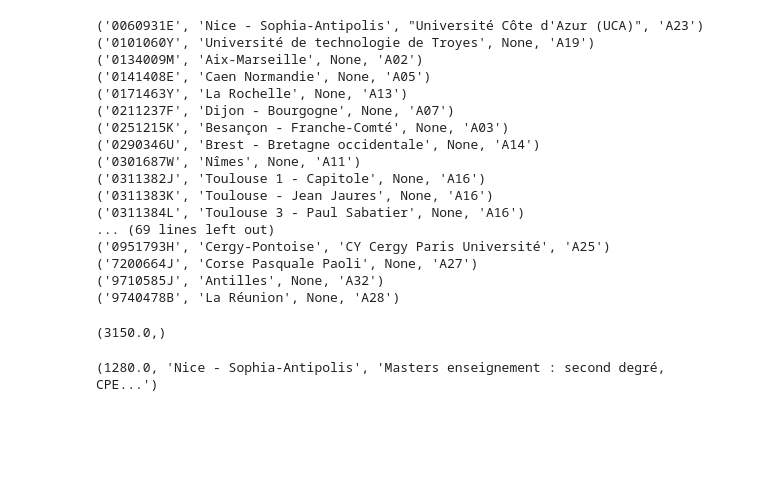
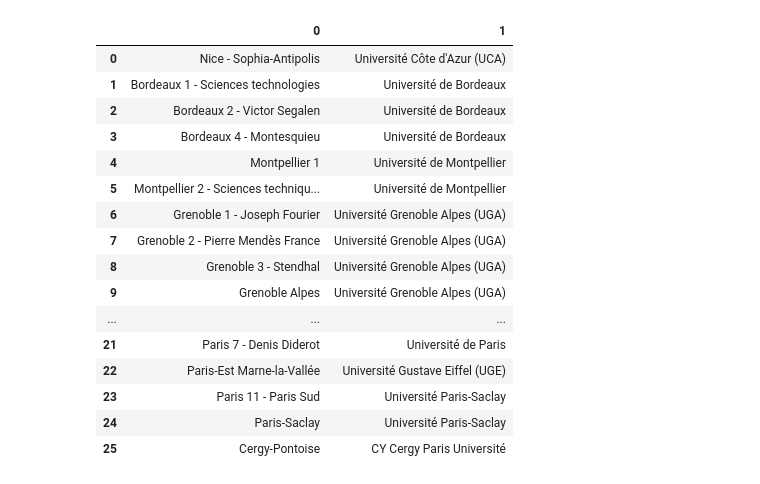
Before and after one commit to Toufik98/prodataviz, a Jupyter notebook: source/services_proposes.ipynb, the cells around one changed output. Saved outputs shown, nothing was run; the diff lists cells and outputs as text; code cells hidden in the pictures; blank space fills up the shorter version.

```diff
--- a/source/services_proposes.ipynb
+++ b/source/services_proposes.ipynb
@@ -23,46 +19,33 @@ mydb = mysql.connector.connect(
   auth_plugin='mysql_native_password'
 )
 mycursor = mydb.cursor()
-# %%
-
-mycursor.execute("SELECT * FROM etablissement")
-
-myresult = mycursor.fetchall()
-
-for x in myresult:
-  print(x)
-# %% [output]
-('0060931E', 'Nice - Sophia-Antipolis', "Université Côte d'Azur (UCA)", 'A23')
-('0101060Y', 'Université de technologie de Troyes', None, 'A19')
-('0134009M', 'Aix-Marseille', None, 'A02')
-('0141408E', 'Caen Normandie', None, 'A05')
-('0171463Y', 'La Rochelle', None, 'A13')
-('0211237F', 'Dijon - Bourgogne', None, 'A07')
-('0251215K', 'Besançon - Franche-Comté', None, 'A03')
-('0290346U', 'Brest - Bretagne occidentale', None, 'A14')
-('0301687W', 'Nîmes', None, 'A11')
-('0311382J', 'Toulouse 1 - Capitole', None, 'A16')
-('0311383K', 'Toulouse - Jean Jaures', None, 'A16')
-('0311384L', 'Toulouse 3 - Paul Sabatier', None, 'A16')
-... (69 lines left out)
-('0951793H', 'Cergy-Pontoise', 'CY Cergy Paris Université', 'A25')
-('7200664J', 'Corse Pasquale Paoli', None, 'A27')
-('9710585J', 'Antilles', None, 'A32')
-('9740478B', 'La Réunion', None, 'A28')
-# %%
-# Affichage du salaire_net_median_des_emplois_a_temps_plein le plus élevé et la discpline correspondante et l'établissement
-mycursor.execute("select max(salaire_net_median_des_emplois_a_temps_plein) from statistiques")
-myresult = mycursor.fetchall()
-
-for x in myresult:
-  print(x)
-# %% [output]
-(3150.0,)
-# %%
-# Affichage du salaire_net_median_des_emplois_a_temps_plein le plus bas et le nom de  discpline correspondante et  le nom de l'établissement
-mycursor.execute("select min(salaire_net_median_des_emplois_a_temps_plein), nom_etablissement, nom_discipline from statistiques join discipline on statistiques.id_discipline = discipline.id_discipline join etablissement on statistiques.id_etablissement = etablissement.id_etablissement")
-myresult = mycursor.fetchall()
-for x in myresult:
-  print(x)
-# %% [output]
-(1280.0, 'Nice - Sophia-Antipolis', 'Masters enseignement : second degré, CPE...')
+# %%
+# Afficher tout les établissements qui ont changé de nom
+mycursor.execute("SELECT nom_etablissement, nom_etablissement_actuel FROM etablissement WHERE nom_etablissement_actuel != nom_etablissement")
+myresult = mycursor.fetchall()
+# Conversion des résultats en dataframe
+df = pd.DataFrame(myresult)
+
+nom_etablissement = df[0]
+nom_etablissement_actuel = df[1]
+
+# afficher DataFrame
+df
+# %% [output]
+|  | 0 | 1 |
+| 0 | Nice - Sophia-Antipolis | Université Côte d'Azur (UCA) |
+| 1 | Bordeaux 1 - Sciences technologies | Université de Bordeaux |
+| 2 | Bordeaux 2 - Victor Segalen | Université de Bordeaux |
+| 3 | Bordeaux 4 - Montesquieu | Université de Bordeaux |
+| 4 | Montpellier 1 | Université de Montpellier |
+| 5 | Montpellier 2 - Sciences techniqu... | Université de Montpellier |
+| 6 | Grenoble 1 - Joseph Fourier | Université Grenoble Alpes (UGA) |
+| 7 | Grenoble 2 - Pierre Mendès France | Université Grenoble Alpes (UGA) |
+| 8 | Grenoble 3 - Stendhal | Université Grenoble Alpes (UGA) |
+| 9 | Grenoble Alpes | Université Grenoble Alpes (UGA) |
+| ... | ... | ... |
+| 21 | Paris 7 - Denis Diderot | Université de Paris |
+| 22 | Paris-Est Marne-la-Vallée | Université Gustave Eiffel (UGE) |
+| 23 | Paris 11 - Paris Sud | Université Paris-Saclay |
+| 24 | Paris-Saclay | Université Paris-Saclay |
+| 25 | Cergy-Pontoise | CY Cergy Paris Université |
```
Also changed, not shown: parts of 10 cells of this notebook.
